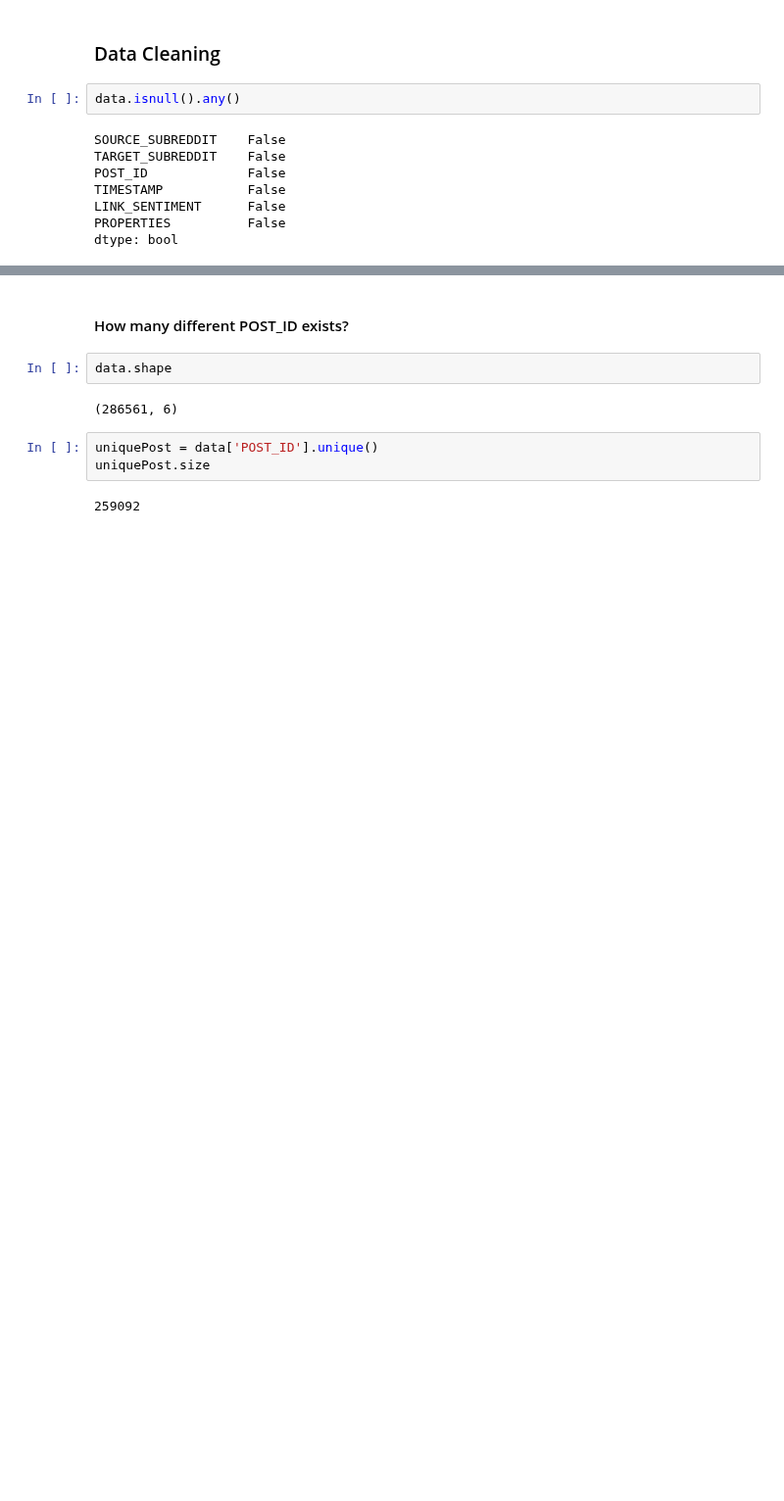
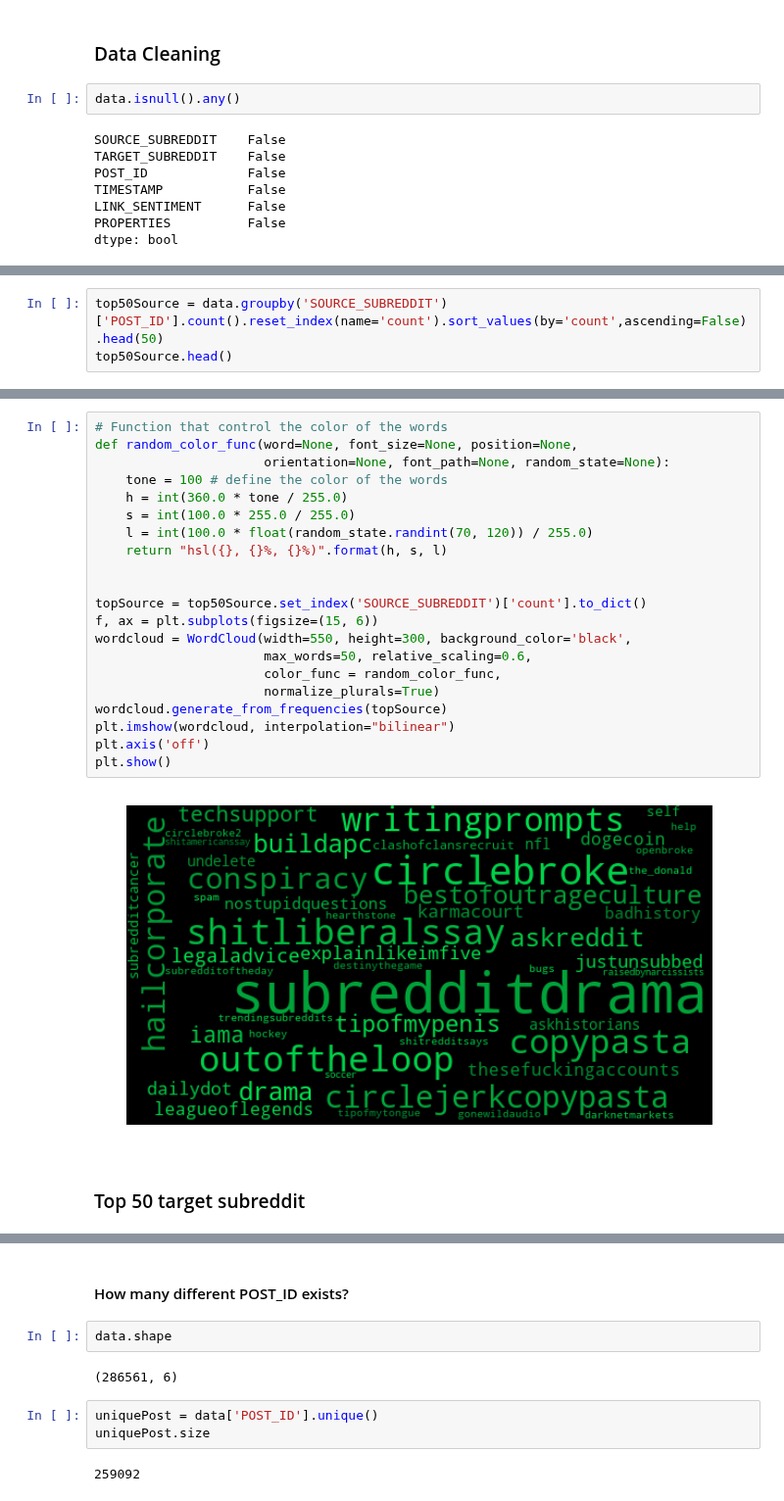
Before and after one commit to maliakber/algorithm-data-model-csc-501, a Jupyter notebook: source/assignment-3/assignment-3-jupnote.ipynb, the cells around one changed output, grey strips where cells are left out. Shown at 98% size. Drawn from its saved outputs; the diff is of its cells as text; blank space fills up the shorter version.

```diff
--- a/source/assignment-3/assignment-3-jupnote.ipynb
+++ b/source/assignment-3/assignment-3-jupnote.ipynb
@@ -63,0 +73,3 @@ Index(['SOURCE_SUBREDDIT', 'TARGET_SUBREDDIT', 'POST_ID', 'TIMESTAMP',
+# %%
+top50Source = data.groupby('SOURCE_SUBREDDIT')['POST_ID'].count().reset_index(name='count').sort_values(by='count',ascending=False).head(50)
+top50Source.head()
@@ -63,0 +83,25 @@ Index(['SOURCE_SUBREDDIT', 'TARGET_SUBREDDIT', 'POST_ID', 'TIMESTAMP',
+# %%
+# Function that control the color of the words
+def random_color_func(word=None, font_size=None, position=None,
+                      orientation=None, font_path=None, random_state=None):
+    tone = 100 # define the color of the words
+    h = int(360.0 * tone / 255.0)
+    s = int(100.0 * 255.0 / 255.0)
+    l = int(100.0 * float(random_state.randint(70, 120)) / 255.0)
+    return "hsl({}, {}%, {}%)".format(h, s, l)
+
+
+topSource = top50Source.set_index('SOURCE_SUBREDDIT')['count'].to_dict()
+f, ax = plt.subplots(figsize=(15, 6))
+wordcloud = WordCloud(width=550, height=300, background_color='black',
+                      max_words=50, relative_scaling=0.6,
+                      color_func = random_color_func,
+                      normalize_plurals=True)
+wordcloud.generate_from_frequencies(topSource)
+plt.imshow(wordcloud, interpolation="bilinear")
+plt.axis('off')
+plt.show()
+# %% [output]
+[figure, added]
+# %% [markdown]
+### Top 50 target subreddit
```
Also changed, not shown: parts of 53 cells of this notebook.
